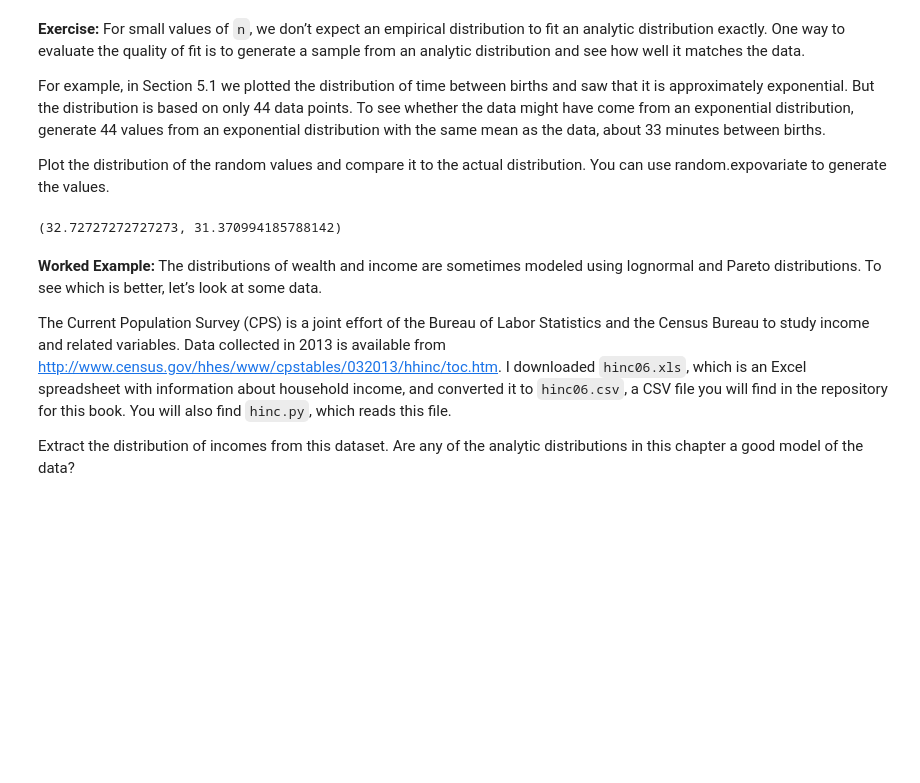
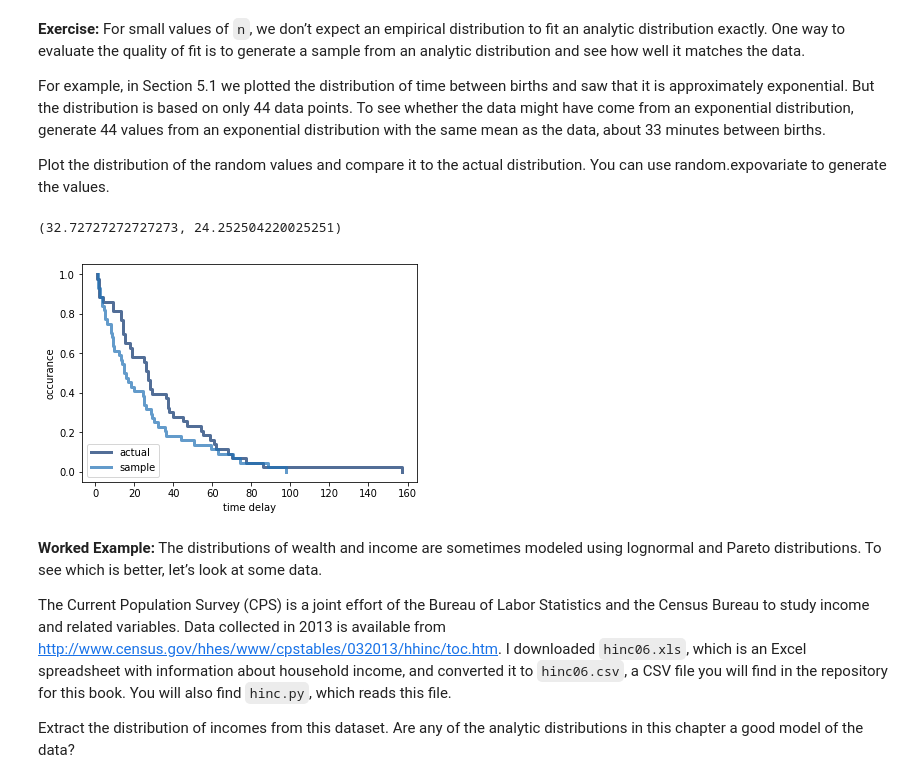
Before and after one commit to SeanCCarter/ThinkStats2, a Jupyter notebook: code/chap05mine.ipynb, the cells around one changed output. Saved outputs shown, nothing was run; the diff lists cells and outputs as text; code cells hidden in the pictures; blank space fills up the shorter version.

Commit message:
Noticed I forgot to put in a plot.

```diff
--- a/code/chap05mine.ipynb
+++ b/code/chap05mine.ipynb
@@ -452,7 +452,8 @@ cdf = thinkstats2.Cdf(diffs, label='actual')
 n = len(diffs)
 lam = 44.0 / 24 / 60
 sample = [random.expovariate(lam) for _ in range(n)]
+samplecdf = thinkstats2.Cdf(sample, label='sample')
 
 1/lam, np.mean(sample)
 # %% [output]
-(32.72727272727273, 31.370994185788142)
+(32.72727272727273, 24.252504220025251)
@@ -461,3 +460,9 @@ sample = [random.expovariate(lam) for _ in range(n)]
+# %%
+thinkplot.Cdf(cdf, transform='exponential')
+thinkplot.Cdf(samplecdf, transform='exponential')
+thinkplot.Config(xlabel='time delay', ylabel='occurance')
+# %% [output]
+[figure, added]
 # %%
 # Solution goes here
 # %% [markdown]
```
Also changed, not shown: parts of 12 cells of this notebook.
